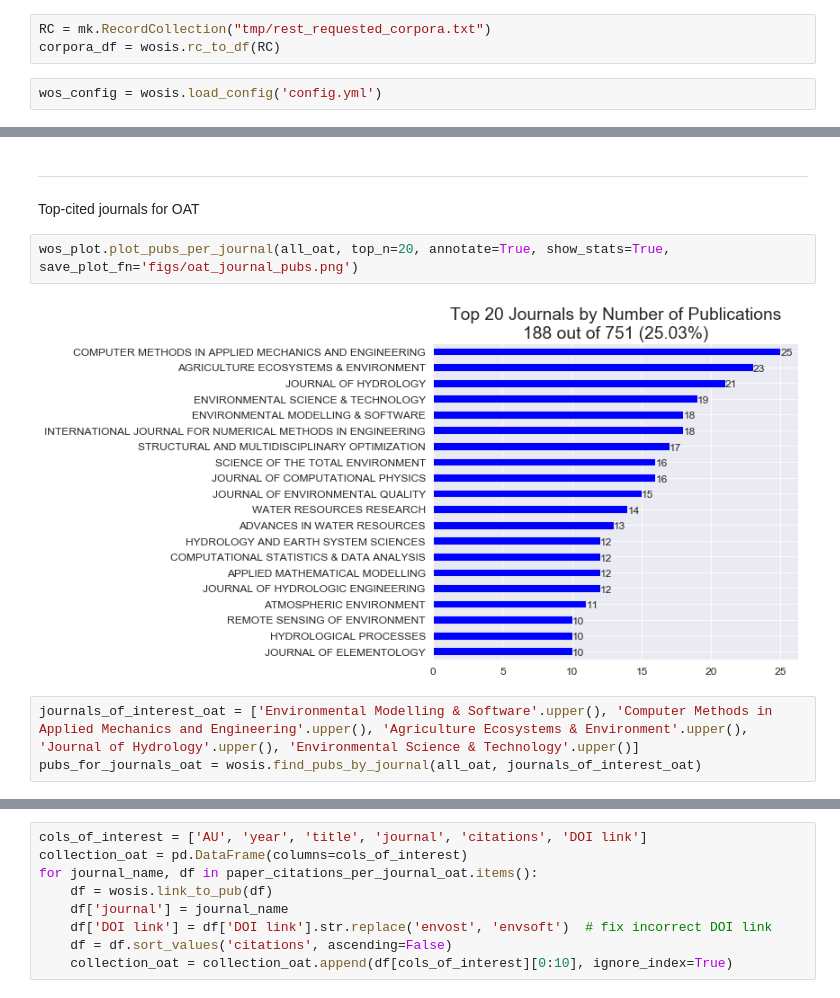
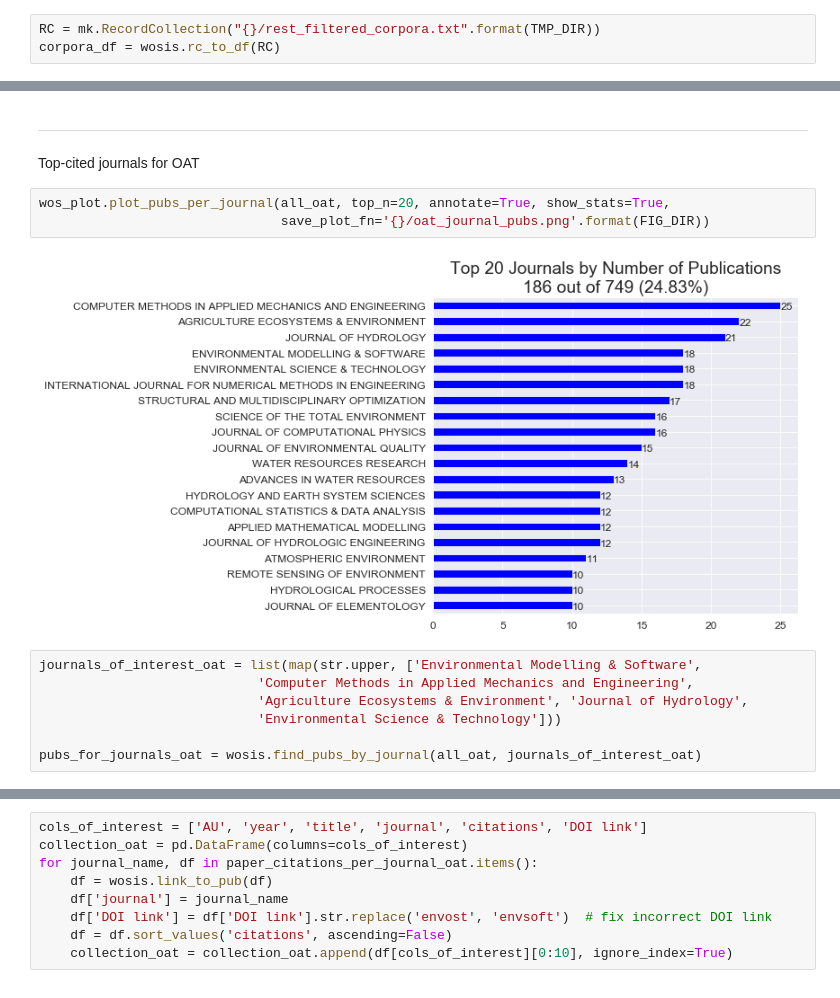
Before and after one commit to frog7/uasa-trends, a Jupyter notebook: notebooks/3f Identifying OAT in the corpora.ipynb, the cells around one changed output, grey strips where cells are left out. Cells and saved outputs as stored; diff of their text form.

```diff
--- a/notebooks/3f Identifying OAT in the corpora.ipynb
+++ b/notebooks/3f Identifying OAT in the corpora.ipynb
@@ -6,7 +3,5 @@ Initial setup
 # %%
 %run "Common setup.ipynb"
 # %%
-RC = mk.RecordCollection("tmp/rest_requested_corpora.txt")
+RC = mk.RecordCollection("{}/rest_filtered_corpora.txt".format(TMP_DIR))
 corpora_df = wosis.rc_to_df(RC)
-# %%
-wos_config = wosis.load_config('config.yml')
@@ -105,11 +106,16 @@ wos_plot.plot_topic_trend([hydrology, chem, tech, ecology], total_rc=RC, title='
 # %% [markdown]
 <hr> Top-cited journals for OAT
 # %%
-wos_plot.plot_pubs_per_journal(all_oat, top_n=20, annotate=True, show_stats=True, save_plot_fn='figs/oat_journal_pubs.png')
+wos_plot.plot_pubs_per_journal(all_oat, top_n=20, annotate=True, show_stats=True,
+                               save_plot_fn='{}/oat_journal_pubs.png'.format(FIG_DIR))
 # %% [output]
-[figure, old version]
+[figure, new version]
 # %%
-journals_of_interest_oat = ['Environmental Modelling & Software'.upper(), 'Computer Methods in Applied Mechanics and Engineering'.upper(), 'Agriculture Ecosystems & Environment'.upper(), 'Journal of Hydrology'.upper(), 'Environmental Science & Technology'.upper()]
+journals_of_interest_oat = list(map(str.upper, ['Environmental Modelling & Software',
+                            'Computer Methods in Applied Mechanics and Engineering',
+                            'Agriculture Ecosystems & Environment', 'Journal of Hydrology',
+                            'Environmental Science & Technology']))
+
 pubs_for_journals_oat = wosis.find_pubs_by_journal(all_oat, journals_of_interest_oat)
 # %%
 data_dir = "tmp"  # Using the temporary data directory
```
Also changed, not shown: parts of 14 cells of this notebook, 8 other files.
